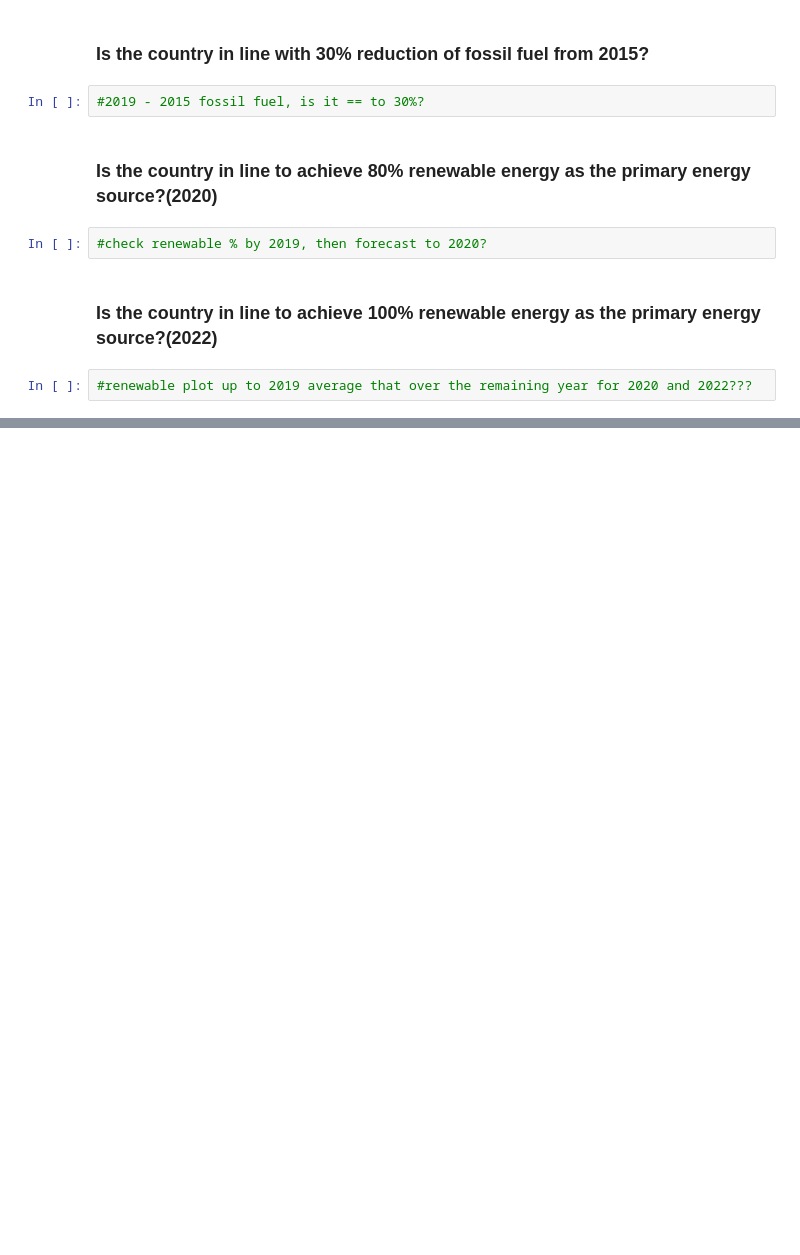
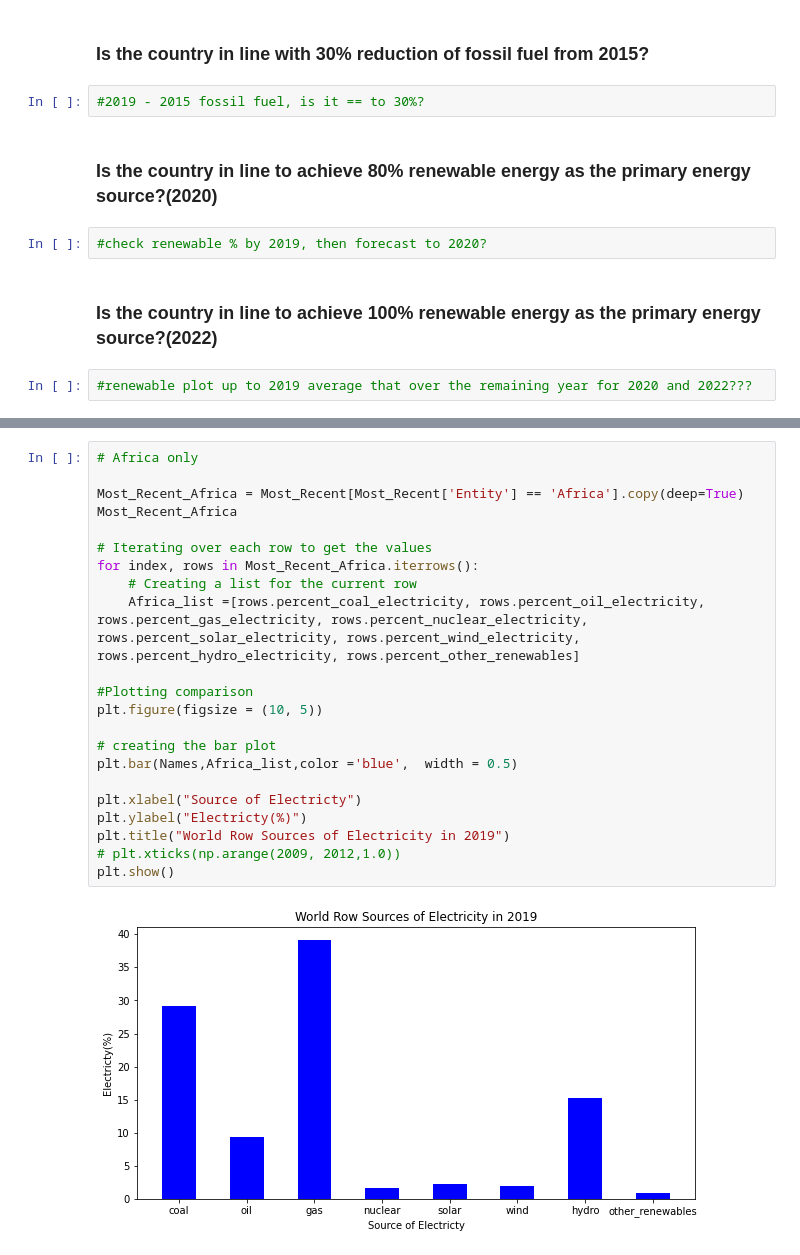
Before and after one commit to AlexTwenji777/Prep-Group-Project, a Jupyter notebook: Panthers.ipynb, the cells around one changed output, grey strips where cells are left out. Saved outputs shown, nothing was run; the diff lists cells and outputs as text; blank space fills up the shorter version.

```diff
--- a/Panthers.ipynb
+++ b/Panthers.ipynb
@@ -1137,0 +1281,24 @@ plt.show()
+# %%
+# Africa only
+
+Most_Recent_Africa = Most_Recent[Most_Recent['Entity'] == 'Africa'].copy(deep=True)
+Most_Recent_Africa
+
+# Iterating over each row to get the values
+for index, rows in Most_Recent_Africa.iterrows():
+    # Creating a list for the current row
+    Africa_list =[rows.percent_coal_electricity, rows.percent_oil_electricity, rows.percent_gas_electricity, rows.percent_nuclear_electricity, rows.percent_solar_electricity, rows.percent_wind_electricity, rows.percent_hydro_electricity, rows.percent_other_renewables]
+
+#Plotting comparison
+plt.figure(figsize = (10, 5))
+
+# creating the bar plot
+plt.bar(Names,Africa_list,color ='blue',  width = 0.5)
+
+plt.xlabel("Source of Electricty")
+plt.ylabel("Electricty(%)")
+plt.title("World Row Sources of Electricity in 2019")
+# plt.xticks(np.arange(2009, 2012,1.0))
+plt.show()
+# %% [output]
+[figure, added]
```
Also changed, not shown: parts of 49 cells of this notebook, 1 other file.
